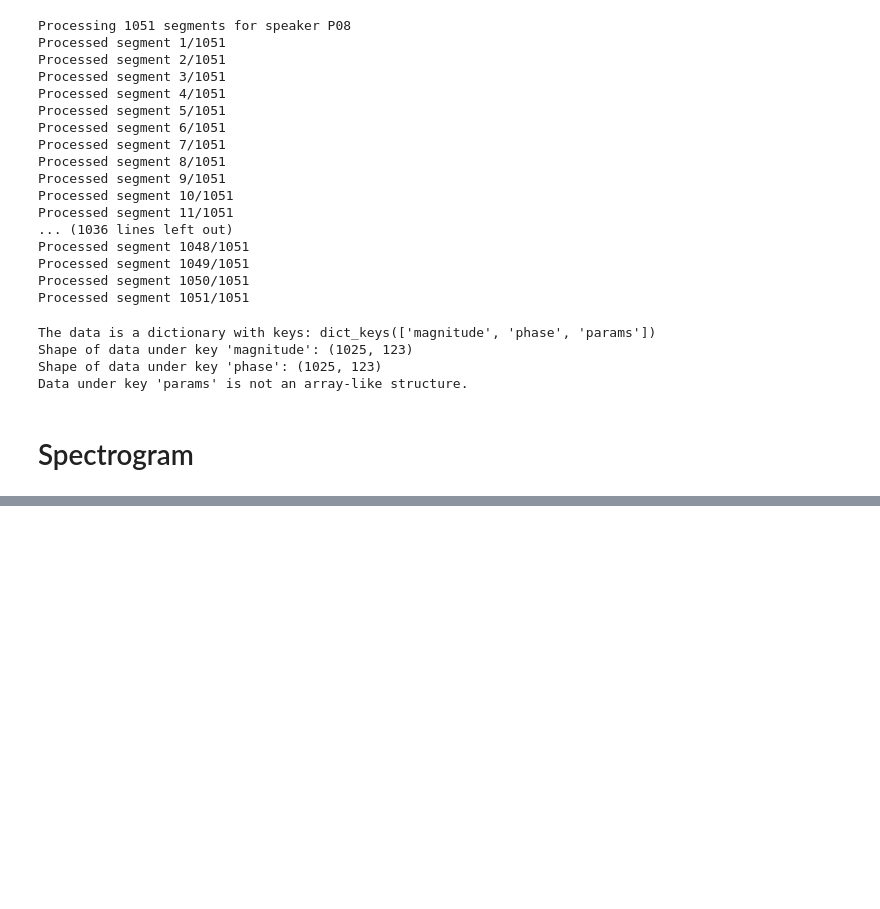
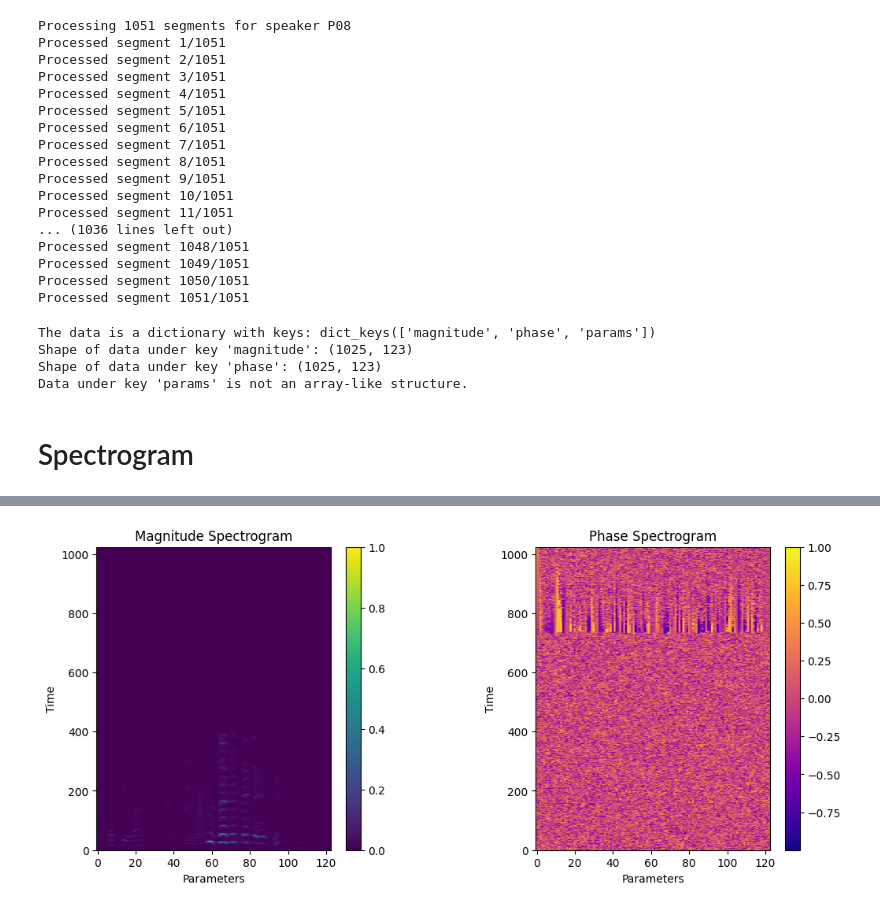
Before and after one commit to ahmd-mohsin/Task-Aware-audio-coding-perceptual, a Jupyter notebook: spectrogram.ipynb, the cells around one changed output, grey strips where cells are left out. Drawn from its saved outputs; the diff is of its cells as text; code cells hidden in the pictures; blank space fills up the shorter version.

```diff
--- a/spectrogram.ipynb
+++ b/spectrogram.ipynb
@@ -901,0 +881,41 @@ TypeError: ufunc 'isnan' not supported for the input types, and the inputs could
+# %%
+import numpy as np
+import matplotlib.pyplot as plt
+import pickle
+
+# Load the .pkl file
+with open('/home/ahmed/Task-Aware-audio-coding-perceptual/Data/complex/complex_specs_S02_P08/Train/complex_P08_0000_00_01_13.50.pkl', 'rb') as f:
+    data = pickle.load(f)
+
+# Extract the necessary data from the dictionary
+magnitude = data['magnitude']
+phase = data['phase']
+params = data['params']
+
+# Normalize the magnitude and phase data
+magnitude = magnitude / np.nanmax(magnitude)
+phase = phase / np.nanmax(phase)
+
+# Create the figure with two subplots
+fig, (ax1, ax2) = plt.subplots(1, 2, figsize=(12, 5))
+
+# Plot the magnitude spectrogram
+im1 = ax1.imshow(magnitude, aspect='auto', origin='lower', cmap='viridis')
+ax1.set_title('Magnitude Spectrogram')
+ax1.set_xlabel('Parameters')
+ax1.set_ylabel('Time')
+fig.colorbar(im1, ax=ax1)
+
+# Plot the phase spectrogram
+im2 = ax2.imshow(phase, aspect='auto', origin='lower', cmap='plasma')
+ax2.set_title('Phase Spectrogram')
+ax2.set_xlabel('Parameters')
+ax2.set_ylabel('Time')
+fig.colorbar(im2, ax=ax2)
+
+# Adjust the spacing between subplots
+plt.subplots_adjust(wspace=0.5)
+
+plt.show()
+# %% [output]
+[figure, added]
```
Also changed, not shown: parts of 4 cells of this notebook.
